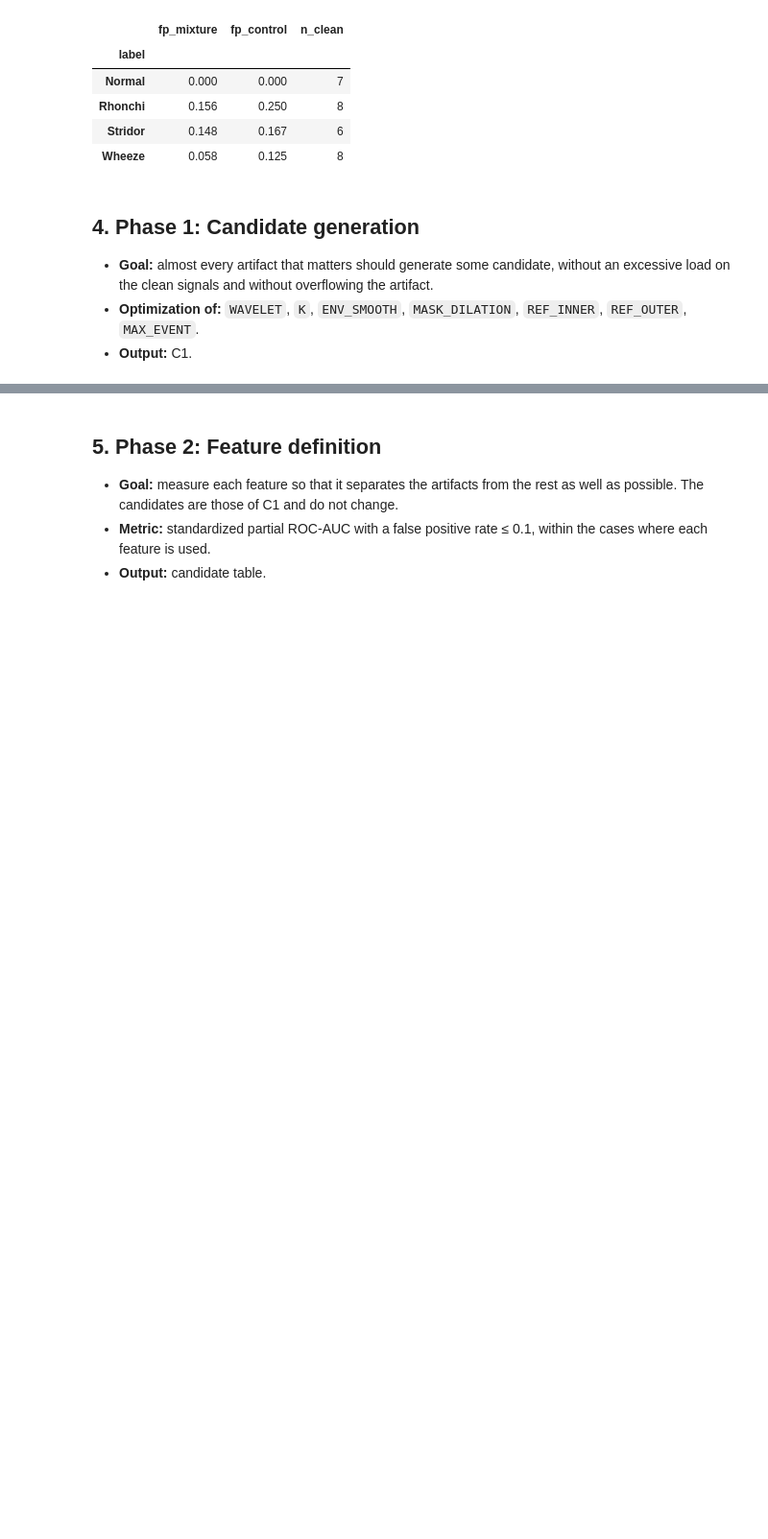
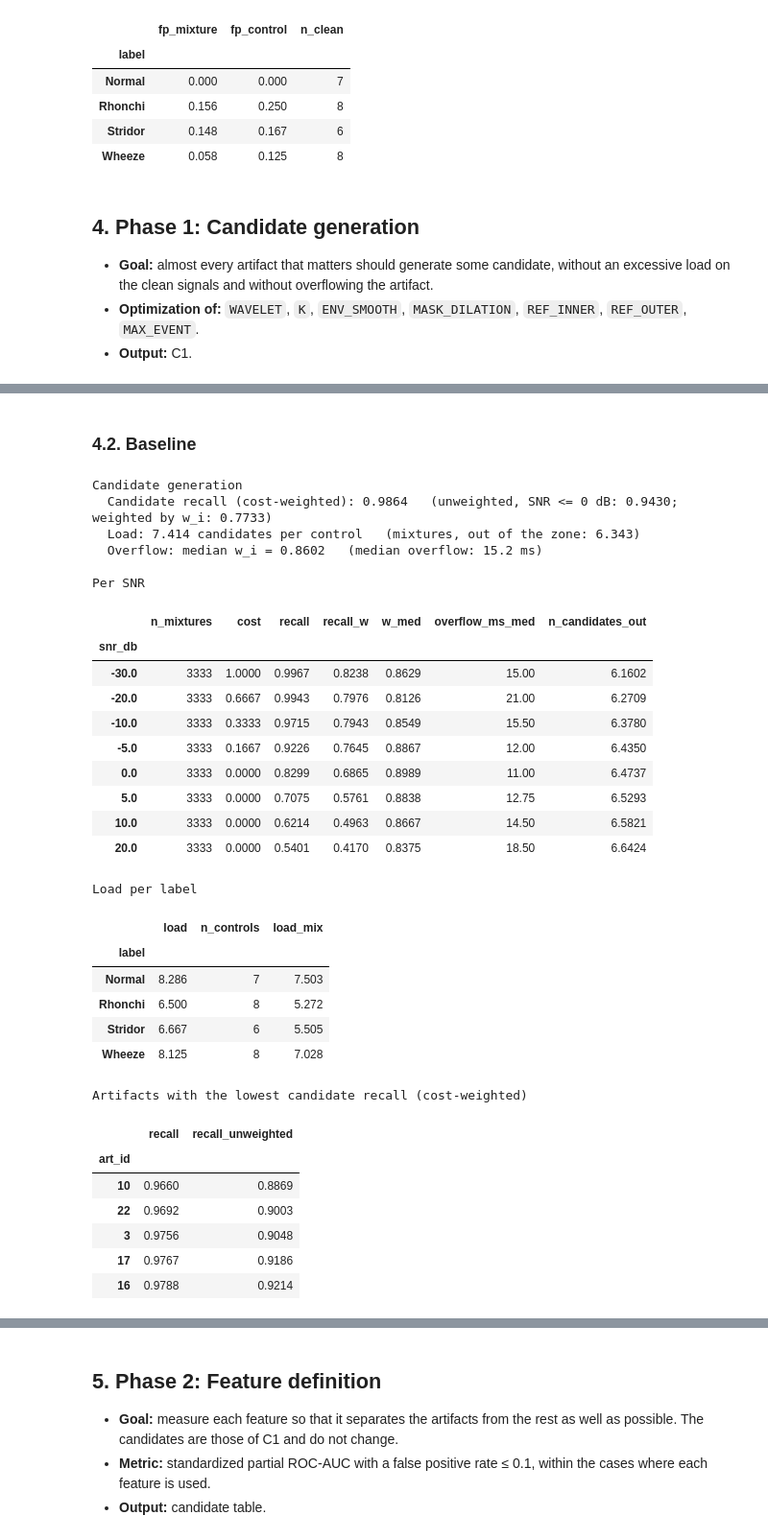
Before and after one commit to Kelpesito/EILO-BioAcoustics-Analysis, a Jupyter notebook: denoising/parameter_optimization.ipynb, the cells around one changed output, grey strips where cells are left out. Shown at 96% size. Saved outputs shown, nothing was run; the diff lists cells and outputs as text; code cells hidden in the pictures; blank space fills up the shorter version.

Commit message:
Fase 1 of parameter optimization of denoising algorithm: Generation of candidates and screeningof parameters of candidate generation

```diff
--- a/denoising/parameter_optimization.ipynb
+++ b/denoising/parameter_optimization.ipynb
@@ -623 +805,39 @@ where $\text{spans}_i$ is the union of the candidate spans that touch $Z_i$.
+# %% [markdown]
+### 4.2. Baseline
+# %%
+cand_df = pd.read_csv("results/optimization/candidates/baseline/tune.csv")
+metrics, diagnostics = candidate_score(cand_df)
+describe_candidates(metrics, diagnostics)
+# %% [output]
+Candidate generation
+  Candidate recall (cost-weighted): 0.9864   (unweighted, SNR <= 0 dB: 0.9430; weighted by w_i: 0.7733)
+  Load: 7.414 candidates per control   (mixtures, out of the zone: 6.343)
+  Overflow: median w_i = 0.8602   (median overflow: 15.2 ms)
+
+Per SNR
+|  | n_mixtures | cost | recall | recall_w | w_med | overflow_ms_med | n_candidates_out |
+| snr_db |  |  |  |  |  |  |  |
+| -30.0 | 3333 | 1.0000 | 0.9967 | 0.8238 | 0.8629 | 15.00 | 6.1602 |
+| -20.0 | 3333 | 0.6667 | 0.9943 | 0.7976 | 0.8126 | 21.00 | 6.2709 |
+| -10.0 | 3333 | 0.3333 | 0.9715 | 0.7943 | 0.8549 | 15.50 | 6.3780 |
+| -5.0 | 3333 | 0.1667 | 0.9226 | 0.7645 | 0.8867 | 12.00 | 6.4350 |
+| 0.0 | 3333 | 0.0000 | 0.8299 | 0.6865 | 0.8989 | 11.00 | 6.4737 |
+| 5.0 | 3333 | 0.0000 | 0.7075 | 0.5761 | 0.8838 | 12.75 | 6.5293 |
+| 10.0 | 3333 | 0.0000 | 0.6214 | 0.4963 | 0.8667 | 14.50 | 6.5821 |
+| 20.0 | 3333 | 0.0000 | 0.5401 | 0.4170 | 0.8375 | 18.50 | 6.6424 |
+Load per label
+|  | load | n_controls | load_mix |
+| label |  |  |  |
+| Normal | 8.286 | 7 | 7.503 |
+| Rhonchi | 6.500 | 8 | 5.272 |
+| Stridor | 6.667 | 6 | 5.505 |
+| Wheeze | 8.125 | 8 | 7.028 |
+Artifacts with the lowest candidate recall (cost-weighted)
+|  | recall | recall_unweighted |
+| art_id |  |  |
+| 10 | 0.9660 | 0.8869 |
+| 22 | 0.9692 | 0.9003 |
+| 3 | 0.9756 | 0.9048 |
+| 17 | 0.9767 | 0.9186 |
+| 16 | 0.9788 | 0.9214 |
 # %% [markdown]
```
Also changed, not shown: parts of 6 cells of this notebook, 9 other files.
